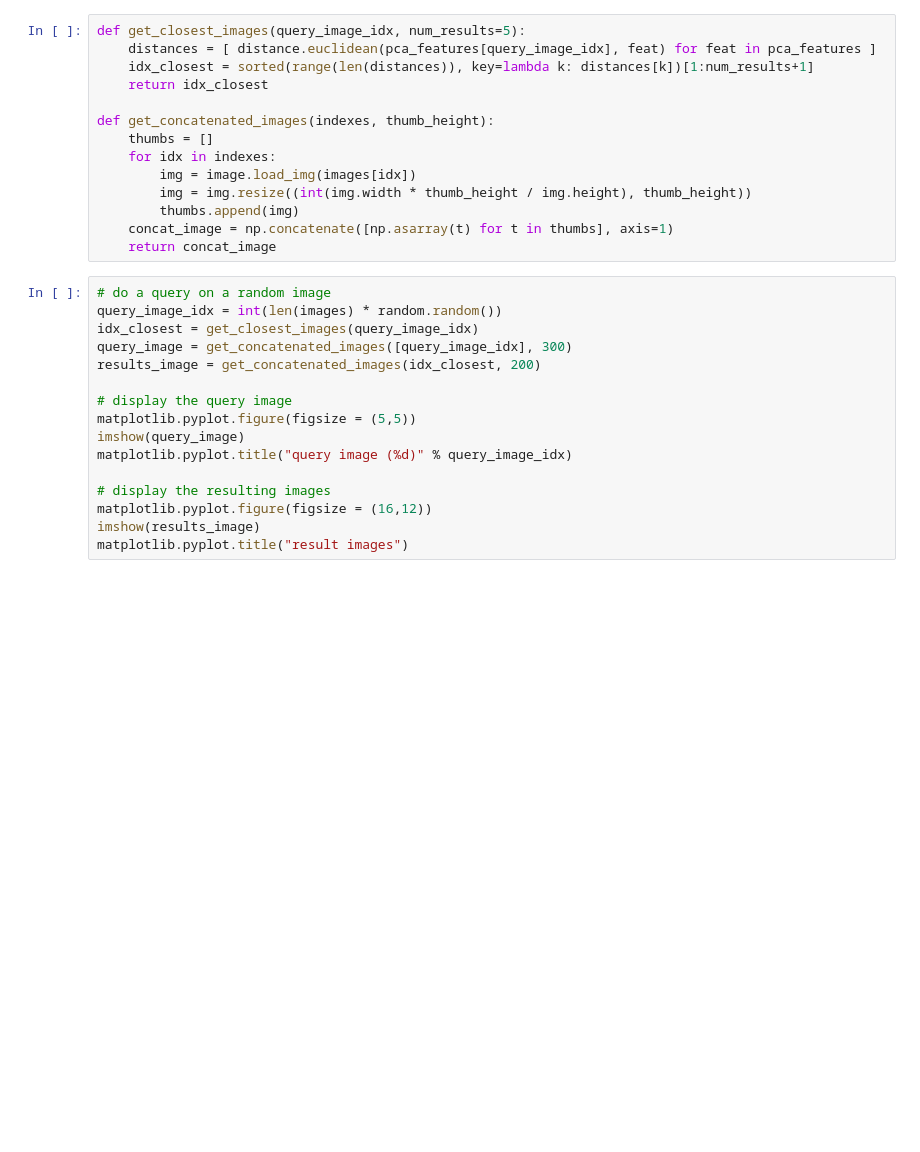
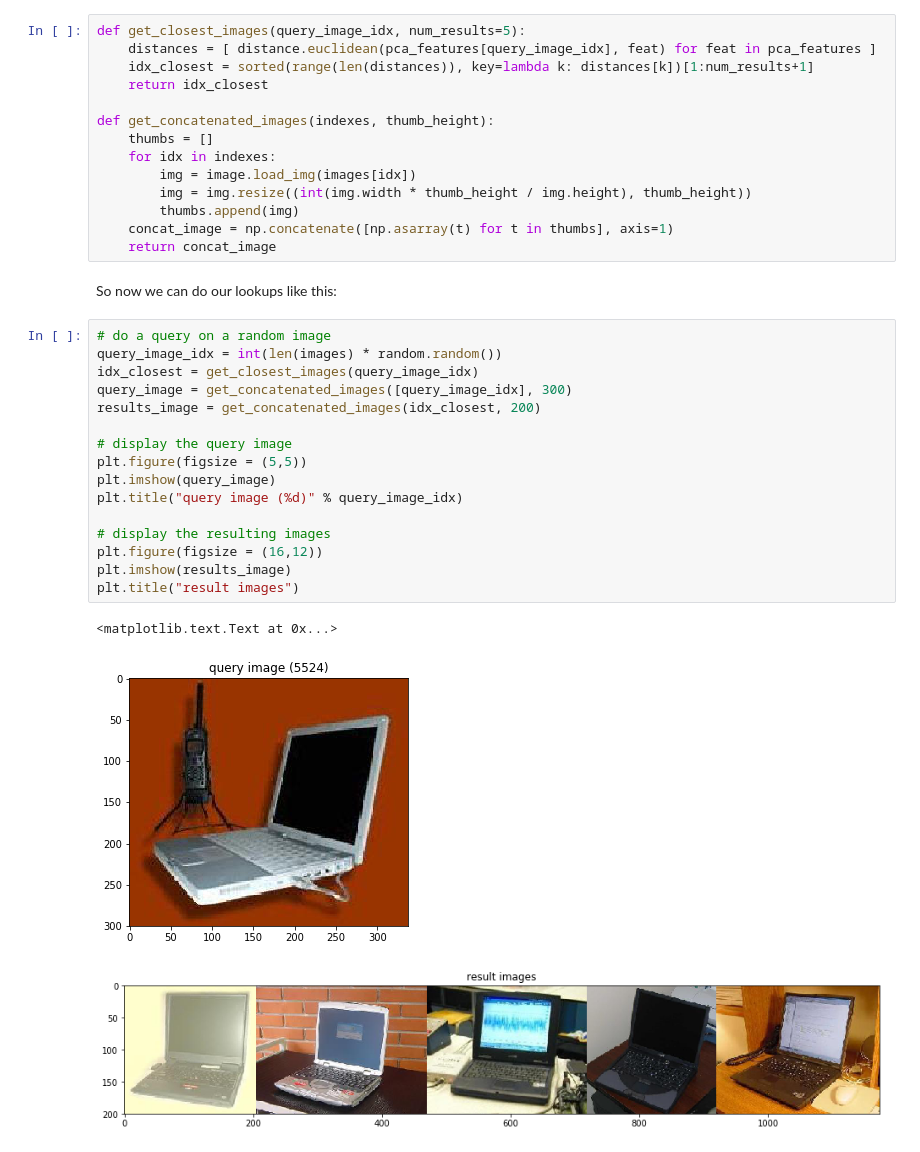
Before and after one commit to genekogan/course-ml4a, a Jupyter notebook: 6a_image_search.ipynb, the cells around one changed output. Cells and saved outputs as stored; diff of their text form; blank space fills up the shorter version.

```diff
--- a/6a_image_search.ipynb
+++ b/6a_image_search.ipynb
@@ -145,19 +257,25 @@ def get_concatenated_images(indexes, thumb_height):
         thumbs.append(img)
     concat_image = np.concatenate([np.asarray(t) for t in thumbs], axis=1)
     return concat_image
+# %% [markdown]
+So now we can do our lookups like this:
 # %%
 # do a query on a random image
 query_image_idx = int(len(images) * random.random())
 idx_closest = get_closest_images(query_image_idx)
 query_image = get_concatenated_images([query_image_idx], 300)
 results_image = get_concatenated_images(idx_closest, 200)
 
 # display the query image
-matplotlib.pyplot.figure(figsize = (5,5))
-imshow(query_image)
-matplotlib.pyplot.title("query image (%d)" % query_image_idx)
+plt.figure(figsize = (5,5))
+plt.imshow(query_image)
+plt.title("query image (%d)" % query_image_idx)
 
 # display the resulting images
-matplotlib.pyplot.figure(figsize = (16,12))
-imshow(results_image)
-matplotlib.pyplot.title("result images")
+plt.figure(figsize = (16,12))
+plt.imshow(results_image)
+plt.title("result images")
+# %% [output]
+<matplotlib.text.Text at 0x...>
+[figure, added]
+[figure, added]
```
Also changed, not shown: parts of 39 cells of this notebook, 3 other files.
